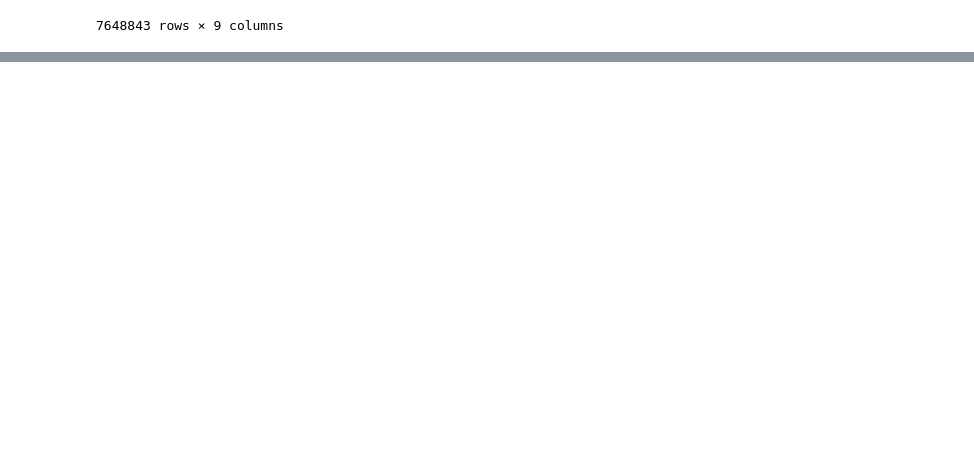
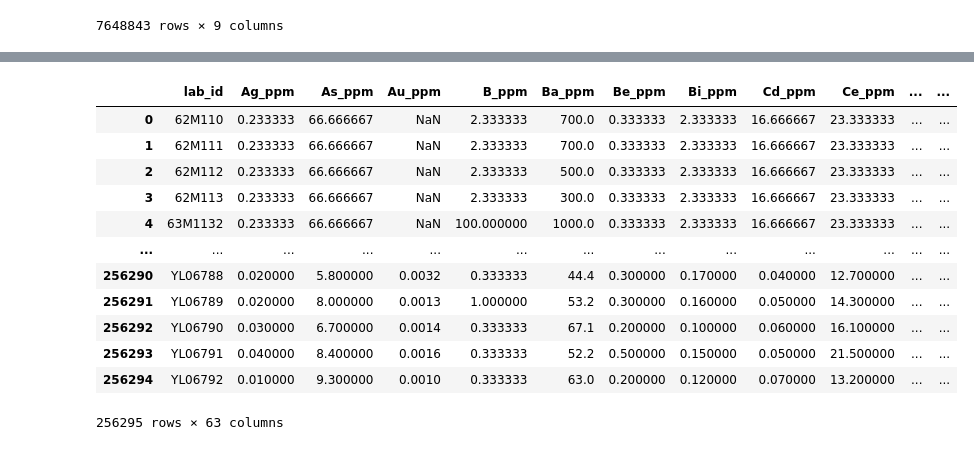
Before and after one commit to tyhowee/geo_datasci_tools, a Jupyter notebook: misc/exploring_agdb.ipynb, the cells around one changed output, grey strips where cells are left out. Saved outputs shown, nothing was run; the diff lists cells and outputs as text; code cells hidden in the pictures; blank space fills up the shorter version.

```diff
--- a/misc/exploring_agdb.ipynb
+++ b/misc/exploring_agdb.ipynb
@@ -110,0 +142,5 @@ df_merged
+# %%
+
+df_transformed = reshape_geochem_data(df_merged)
+df_transformed.to_csv("geochem_reshaped.csv", index=False)
+df_transformed
@@ -110,0 +175,26 @@ df_merged
+# %%
+def adjust_below_detection(df: pd.DataFrame, columns: list) -> pd.DataFrame:
+    """
+    Adjusts values below the detection limit in multiple specified columns.
+    Any negative values are replaced with 1/3 of their absolute value.
+
+    :param df: DataFrame containing the columns with possible below-DL values.
+    :param columns: List of column names to adjust.
+    :return: DataFrame with adjusted values.
+    """
+    df[columns] = df[columns].apply(
+        lambda col: col.map(lambda x: abs(x) / 3 if x < 0 else x)
+    )
+    return df
+# %%
+element_columns = ['Ag_ppm', 'As_ppm', 'Au_ppm', 'B_ppm', 'Ba_ppm', 'Be_ppm',
+       'Bi_ppm', 'Cd_ppm', 'Ce_ppm', 'Co_ppm', 'Cr_ppm', 'Cs_ppm', 'Cu_ppm',
+       'Dy_ppm', 'Er_ppm', 'Eu_ppm', 'Ga_ppm', 'Gd_ppm', 'Ge_ppm', 'Hf_ppm',
+       'Hg_ppm', 'Hm_ppm', 'Ho_ppm', 'In_ppm', 'Ir_ppm', 'La_ppm', 'Li_ppm',
+       'Lu_ppm', 'Mo_ppm', 'Nb_ppm', 'Nd_ppm', 'Ni_ppm', 'Os_ppm', 'Pb_ppm',
+       'Pd_ppm', 'Pr_ppm', 'Pt_ppm', 'Rb_ppm', 'Re_ppm', 'Rh_ppm', 'Ru_ppm',
+       'Sb_ppm', 'Sc_ppm', 'Se_ppm', 'Sm_ppm', 'Sn_ppm', 'Sr_ppm', 'Ta_ppm',
+       'Tb_ppm', 'Te_ppm', 'Th_ppm', 'Tl_ppm', 'Tm_ppm', 'U_ppm', 'V_ppm',
+       'W_ppm', 'Y_ppm', 'Yb_ppm', 'Zn_ppm', 'Zr_ppm']
+
+df_transformed_DLs = adjust_below_detection(df_transformed, element_columns)  # Apply to concentration column
@@ -110,0 +204,16 @@ df_merged
+# %%
+df_transformed_DLs
+# %% [output]
+|  | lab_id | Ag_ppm | As_ppm | Au_ppm | B_ppm | Ba_ppm | Be_ppm | Bi_ppm | Cd_ppm | Ce_ppm | ... | ... |
+| 0 | 62M110 | 0.233333 | 66.666667 | NaN | 2.333333 | 700.0 | 0.333333 | 2.333333 | 16.666667 | 23.333333 | ... | ... |
+| 1 | 62M111 | 0.233333 | 66.666667 | NaN | 2.333333 | 700.0 | 0.333333 | 2.333333 | 16.666667 | 23.333333 | ... | ... |
+| 2 | 62M112 | 0.233333 | 66.666667 | NaN | 2.333333 | 500.0 | 0.333333 | 2.333333 | 16.666667 | 23.333333 | ... | ... |
+| 3 | 62M113 | 0.233333 | 66.666667 | NaN | 2.333333 | 300.0 | 0.333333 | 2.333333 | 16.666667 | 23.333333 | ... | ... |
+| 4 | 63M1132 | 0.233333 | 66.666667 | NaN | 100.000000 | 1000.0 | 0.333333 | 2.333333 | 16.666667 | 23.333333 | ... | ... |
+| ... | ... | ... | ... | ... | ... | ... | ... | ... | ... | ... | ... | ... |
+| 256290 | YL06788 | 0.020000 | 5.800000 | 0.0032 | 0.333333 | 44.4 | 0.300000 | 0.170000 | 0.040000 | 12.700000 | ... | ... |
+| 256291 | YL06789 | 0.020000 | 8.000000 | 0.0013 | 1.000000 | 53.2 | 0.300000 | 0.160000 | 0.050000 | 14.300000 | ... | ... |
+| 256292 | YL06790 | 0.030000 | 6.700000 | 0.0014 | 0.333333 | 67.1 | 0.200000 | 0.100000 | 0.060000 | 16.100000 | ... | ... |
+| 256293 | YL06791 | 0.040000 | 8.400000 | 0.0016 | 0.333333 | 52.2 | 0.500000 | 0.150000 | 0.050000 | 21.500000 | ... | ... |
+| 256294 | YL06792 | 0.010000 | 9.300000 | 0.0010 | 0.333333 | 63.0 | 0.200000 | 0.120000 | 0.070000 | 13.200000 | ... | ... |
+256295 rows × 63 columns
```
Also changed, not shown: parts of 6 cells of this notebook, 1 other file.
